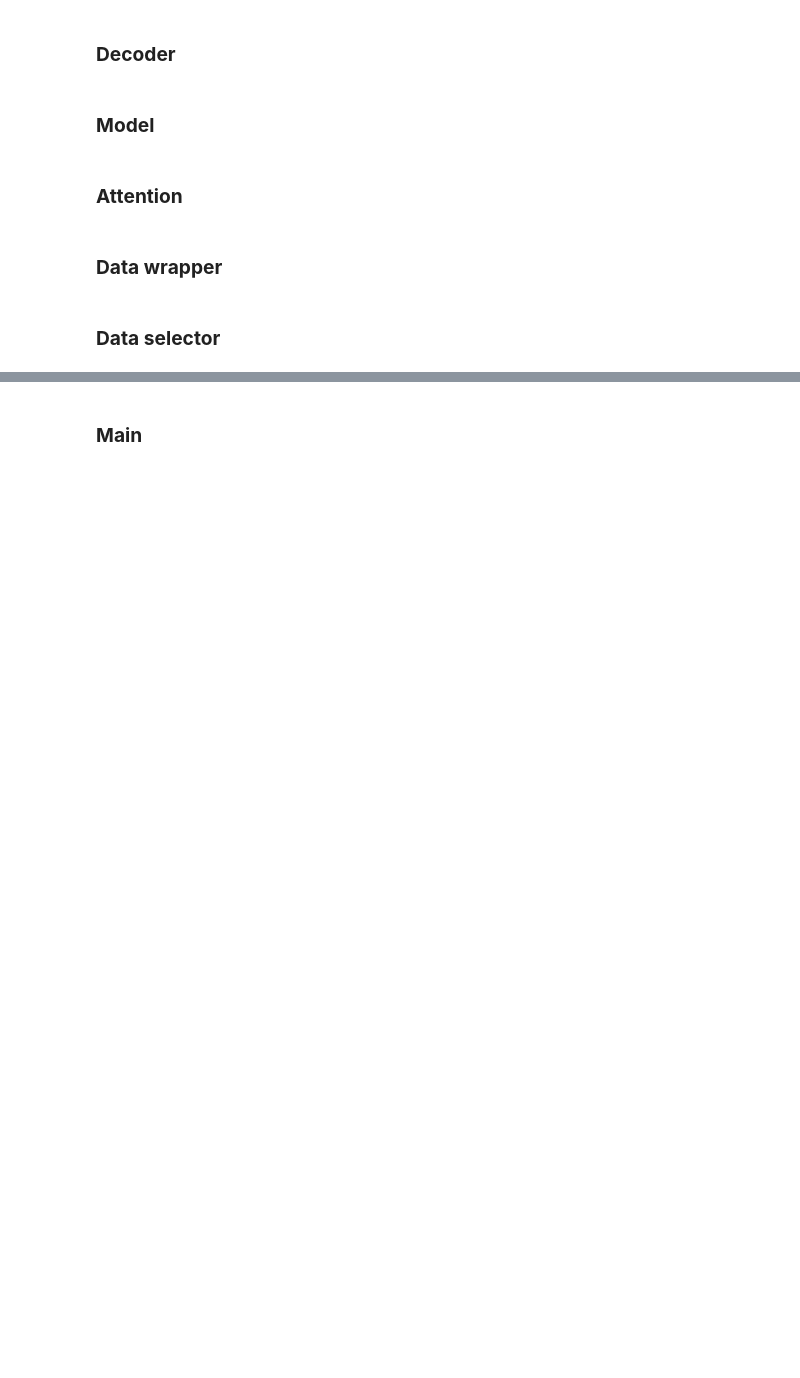
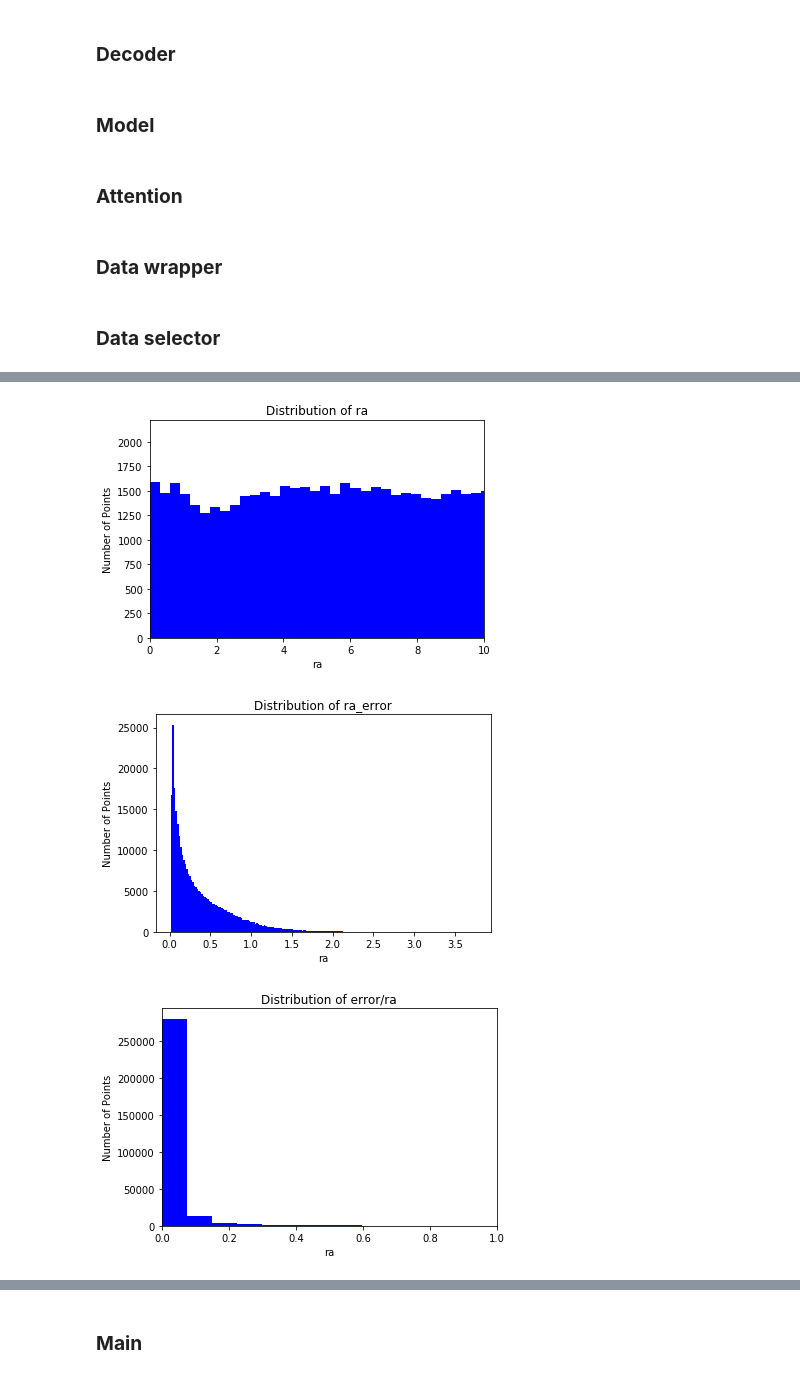
Before and after one commit to shuaigezhu/starDist, a Jupyter notebook: GaiaData.ipynb, the cells around one changed output, grey strips where cells are left out. Cells and saved outputs as stored; diff of their text form; code cells hidden in the pictures; blank space fills up the shorter version.

```diff
--- a/GaiaData.ipynb
+++ b/GaiaData.ipynb
@@ -589,0 +613,39 @@ gaia_df.head()
+# %%
+#distributin of ra
+#num_bins = 20000
+#n, bins, patches = plt.hist(acc[0], num_bins, facecolor='blue', alpha=0.5)
+#plt.xlim(-2, 2)
+#plt.show()
+np_ra = np.array(gaia_df.loc[:,['ra']])
+num_bins = 200
+n, bins, patches = plt.hist(np_ra, num_bins, facecolor='blue', alpha=1)
+plt.xlabel('ra')
+plt.ylabel('Number of Points')
+plt.title(r'Distribution of ra')
+plt.xlim(0, 10)
+#plt.xlim(-2, 2)
+plt.show()
+
+#distribution of ra error
+np_ra_error = np.array(gaia_df.loc[:,['ra_error']])
+num_bins = 200
+n, bins, patches = plt.hist(np_ra_error, num_bins, facecolor='blue', alpha=1)
+plt.xlabel('ra')
+plt.ylabel('Number of Points')
+plt.title(r'Distribution of ra_error')
+#plt.xlim(-2, 2)
+plt.show()
+
+#distribution of ra_error/ra
+
+num_bins = 20000
+n, bins, patches = plt.hist(np_ra_error/np_ra, num_bins, facecolor='blue', alpha=1)
+plt.xlabel('ra')
+plt.ylabel('Number of Points')
+plt.title(r'Distribution of error/ra')
+plt.xlim(0, 1)
+plt.show()
+# %% [output]
+[figure, added]
+[figure, added]
+[figure, added]
```
Also changed, not shown: parts of 17 cells of this notebook.
